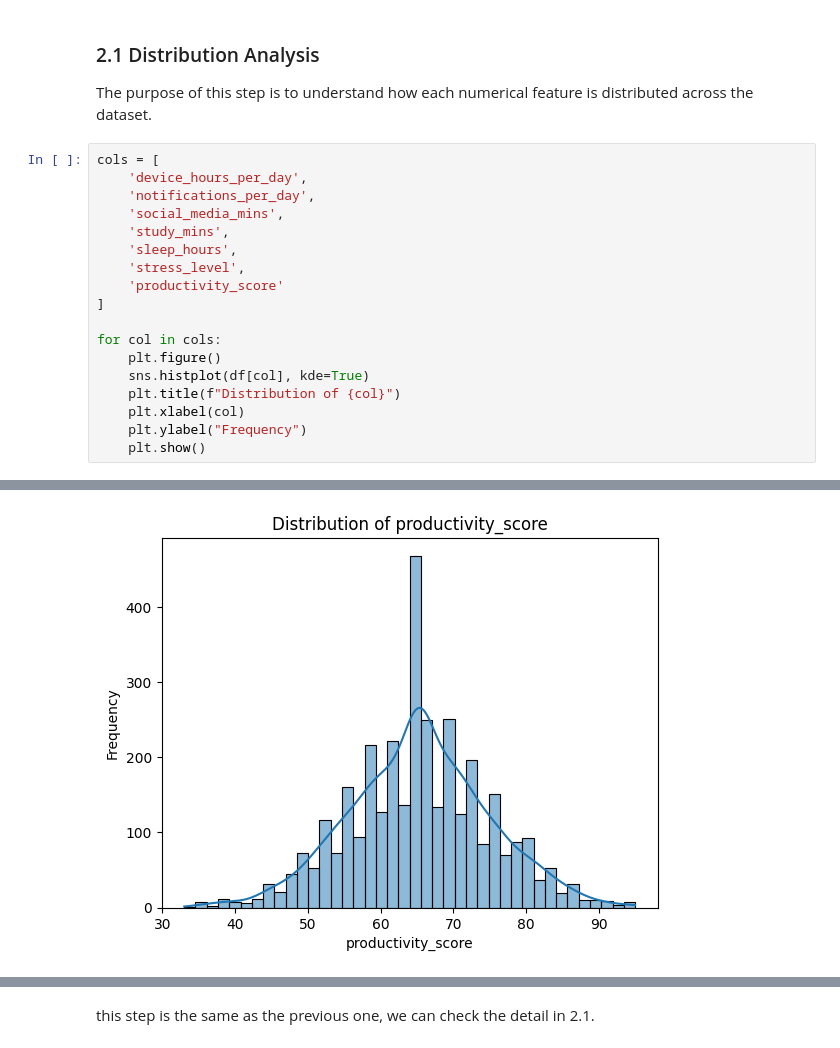
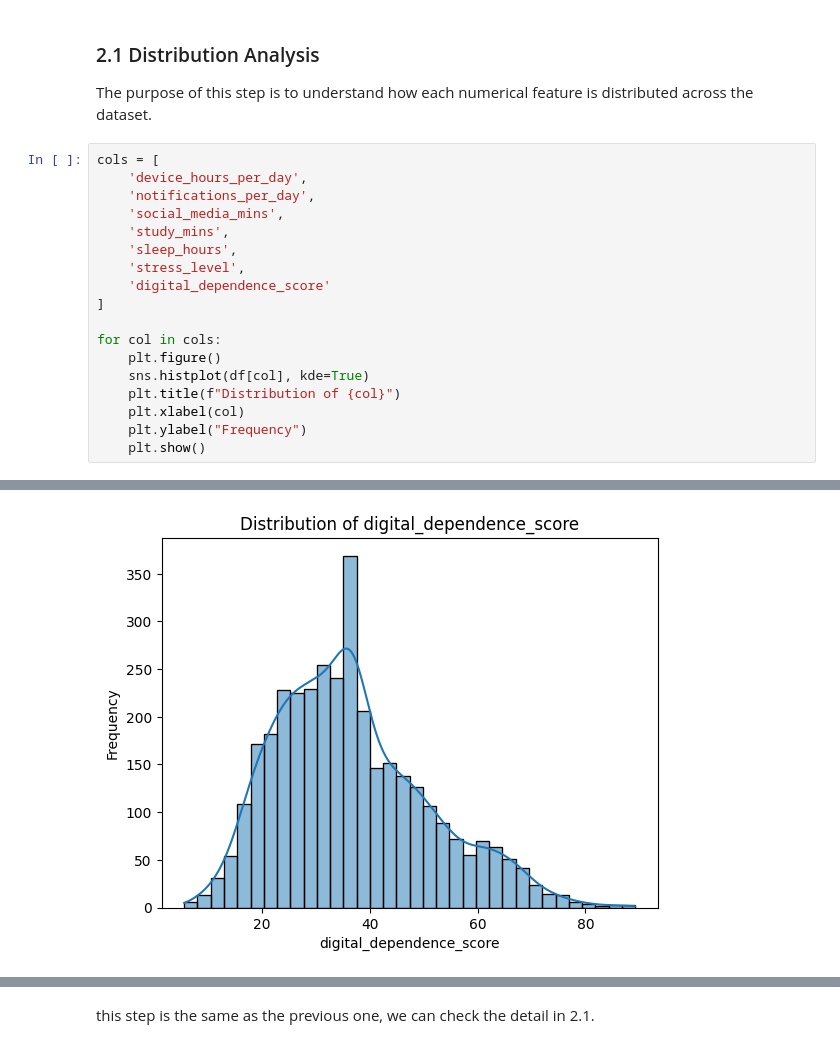
Before and after one commit to Chhun-Nika/DS-FinalProject, a Jupyter notebook: 02-EDA/02_DataEDA.ipynb, the cells around one changed output, grey strips where cells are left out. Cells and saved outputs as stored; diff of their text form.

```diff
--- a/02-EDA/02_DataEDA.ipynb
+++ b/02-EDA/02_DataEDA.ipynb
@@ -17,29 +17,29 @@ The purpose of this step is to understand how each numerical feature is distribu
 # %%
 cols = [
     'device_hours_per_day',
     'notifications_per_day',
     'social_media_mins',
     'study_mins',
     'sleep_hours',
     'stress_level',
-    'productivity_score'
+    'digital_dependence_score'
 ]
 
 for col in cols:
     plt.figure()
     sns.histplot(df[col], kde=True)
     plt.title(f"Distribution of {col}")
     plt.xlabel(col)
     plt.ylabel("Frequency")
     plt.show()
 # %% [output]
 [figure]
 [figure]
 [figure]
 [figure]
 [figure]
 [figure]
-[figure, old version]
+[figure, new version]
 # %% [markdown]
 ### Plot Interpretation
 
```
Also changed, not shown: parts of 6 cells of this notebook.
